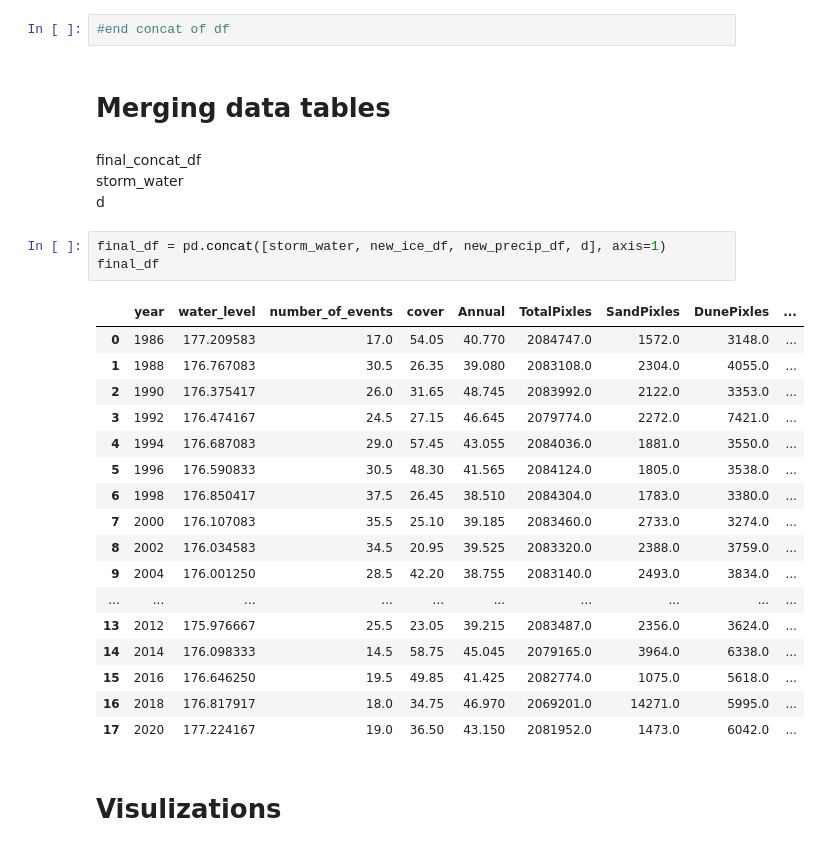
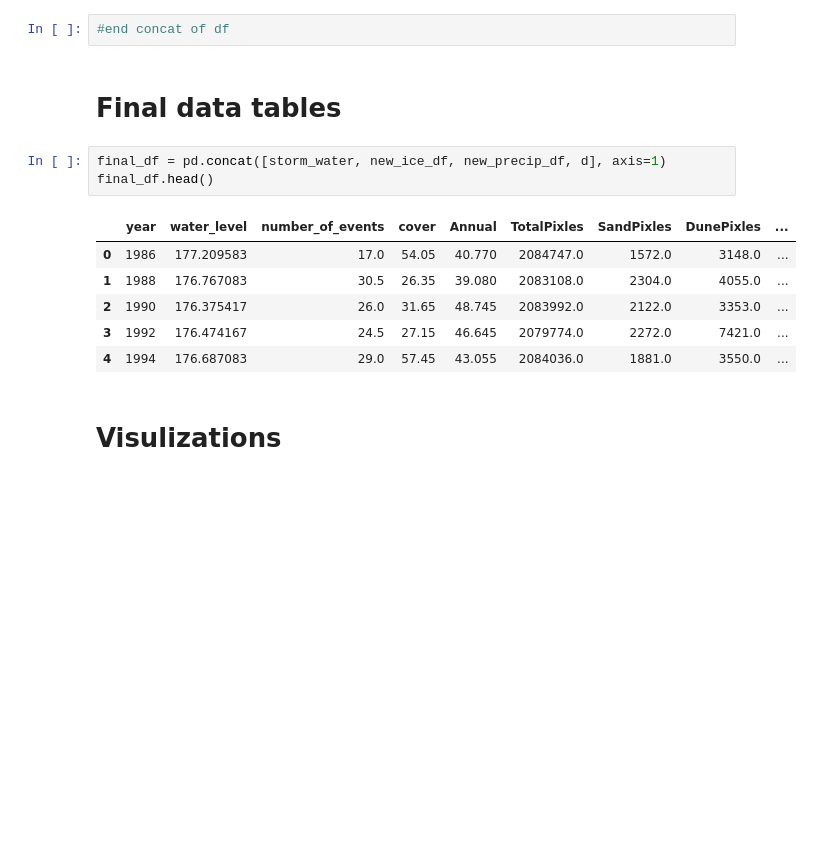
Before and after one commit to p-timothy/CodingProject, a Jupyter notebook: Notebook.ipynb, the cells around one changed output. Cells and saved outputs as stored; diff of their text form; blank space fills up the shorter version.

```diff
--- a/Notebook.ipynb
+++ b/Notebook.ipynb
@@ -532,30 +433,15 @@ final_df
 # %%
 #end concat of df
 # %% [markdown]
-# Merging data tables
+# Final data tables
-# %% [markdown]
-final_concat_df <br>
-storm_water<br>
-d<br>
 # %%
 final_df = pd.concat([storm_water, new_ice_df, new_precip_df, d], axis=1)
-final_df
+final_df.head()
 # %% [output]
 |  | year | water_level | number_of_events | cover | Annual | TotalPixles | SandPixles | DunePixles | ... |
 | 0 | 1986 | 177.209583 | 17.0 | 54.05 | 40.770 | 2084747.0 | 1572.0 | 3148.0 | ... |
 | 1 | 1988 | 176.767083 | 30.5 | 26.35 | 39.080 | 2083108.0 | 2304.0 | 4055.0 | ... |
 | 2 | 1990 | 176.375417 | 26.0 | 31.65 | 48.745 | 2083992.0 | 2122.0 | 3353.0 | ... |
 | 3 | 1992 | 176.474167 | 24.5 | 27.15 | 46.645 | 2079774.0 | 2272.0 | 7421.0 | ... |
 | 4 | 1994 | 176.687083 | 29.0 | 57.45 | 43.055 | 2084036.0 | 1881.0 | 3550.0 | ... |
-| 5 | 1996 | 176.590833 | 30.5 | 48.30 | 41.565 | 2084124.0 | 1805.0 | 3538.0 | ... |
-| 6 | 1998 | 176.850417 | 37.5 | 26.45 | 38.510 | 2084304.0 | 1783.0 | 3380.0 | ... |
-| 7 | 2000 | 176.107083 | 35.5 | 25.10 | 39.185 | 2083460.0 | 2733.0 | 3274.0 | ... |
-| 8 | 2002 | 176.034583 | 34.5 | 20.95 | 39.525 | 2083320.0 | 2388.0 | 3759.0 | ... |
-| 9 | 2004 | 176.001250 | 28.5 | 42.20 | 38.755 | 2083140.0 | 2493.0 | 3834.0 | ... |
-| ... | ... | ... | ... | ... | ... | ... | ... | ... | ... |
-| 13 | 2012 | 175.976667 | 25.5 | 23.05 | 39.215 | 2083487.0 | 2356.0 | 3624.0 | ... |
-| 14 | 2014 | 176.098333 | 14.5 | 58.75 | 45.045 | 2079165.0 | 3964.0 | 6338.0 | ... |
-| 15 | 2016 | 176.646250 | 19.5 | 49.85 | 41.425 | 2082774.0 | 1075.0 | 5618.0 | ... |
-| 16 | 2018 | 176.817917 | 18.0 | 34.75 | 46.970 | 2069201.0 | 14271.0 | 5995.0 | ... |
-| 17 | 2020 | 177.224167 | 19.0 | 36.50 | 43.150 | 2081952.0 | 1473.0 | 6042.0 | ... |
 # %% [markdown]
```
Also changed, not shown: parts of 64 cells of this notebook, 1 other file.
